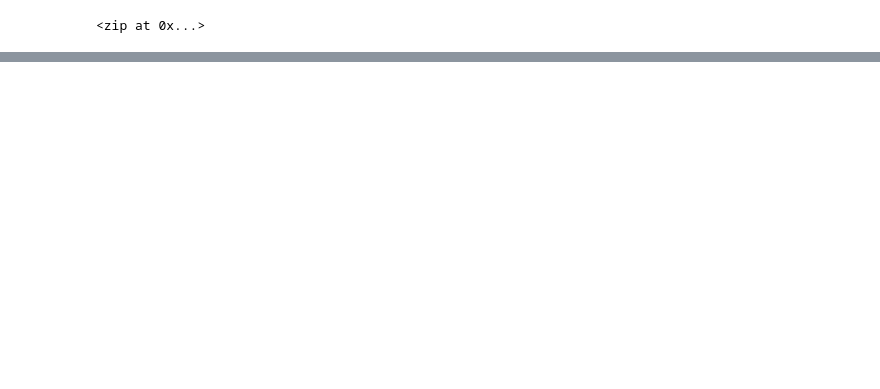
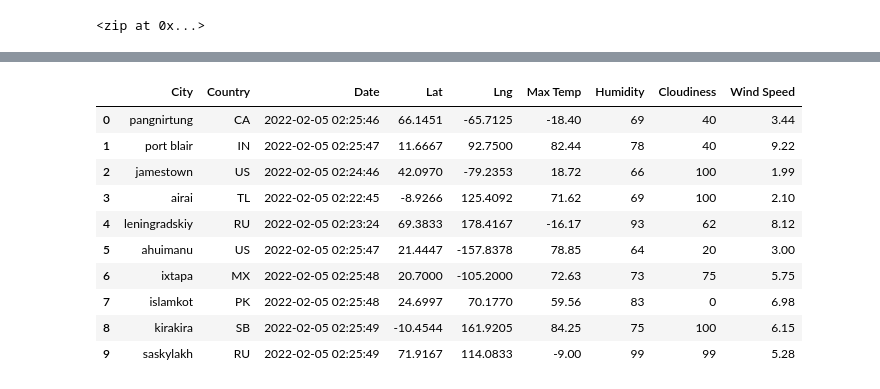
Before and after one commit to SilvaniaR/World_Weather_Analysis, a Jupyter notebook: WeatherPy.ipynb, the cells around one changed output, grey strips where cells are left out. Drawn from its saved outputs; the diff is of its cells as text; code cells hidden in the pictures; blank space fills up the shorter version.

```diff
--- a/WeatherPy.ipynb
+++ b/WeatherPy.ipynb
@@ -32,0 +144,17 @@ len(cities)
+# %%
+#Reorder the columns
+new_column_order = ["City", "Country", "Date", "Lat", "Lng", "Max Temp", "Humidity", "Cloudiness", "Wind Speed"]
+city_data_df = city_data_df[new_column_order]
+city_data_df.head(10)
+# %% [output]
+|  | City | Country | Date | Lat | Lng | Max Temp | Humidity | Cloudiness | Wind Speed |
+| 0 | pangnirtung | CA | 2022-02-05 02:25:46 | 66.1451 | -65.7125 | -18.40 | 69 | 40 | 3.44 |
+| 1 | port blair | IN | 2022-02-05 02:25:47 | 11.6667 | 92.7500 | 82.44 | 78 | 40 | 9.22 |
+| 2 | jamestown | US | 2022-02-05 02:24:46 | 42.0970 | -79.2353 | 18.72 | 66 | 100 | 1.99 |
+| 3 | airai | TL | 2022-02-05 02:22:45 | -8.9266 | 125.4092 | 71.62 | 69 | 100 | 2.10 |
+| 4 | leningradskiy | RU | 2022-02-05 02:23:24 | 69.3833 | 178.4167 | -16.17 | 93 | 62 | 8.12 |
+| 5 | ahuimanu | US | 2022-02-05 02:25:47 | 21.4447 | -157.8378 | 78.85 | 64 | 20 | 3.00 |
+| 6 | ixtapa | MX | 2022-02-05 02:25:48 | 20.7000 | -105.2000 | 72.63 | 73 | 75 | 5.75 |
+| 7 | islamkot | PK | 2022-02-05 02:25:48 | 24.6997 | 70.1770 | 59.56 | 83 | 0 | 6.98 |
+| 8 | kirakira | SB | 2022-02-05 02:25:49 | -10.4544 | 161.9205 | 84.25 | 75 | 100 | 6.15 |
+| 9 | saskylakh | RU | 2022-02-05 02:25:49 | 71.9167 | 114.0833 | -9.00 | 99 | 99 | 5.28 |
```
Also changed, not shown: parts of 7 cells of this notebook, 5 other files.
